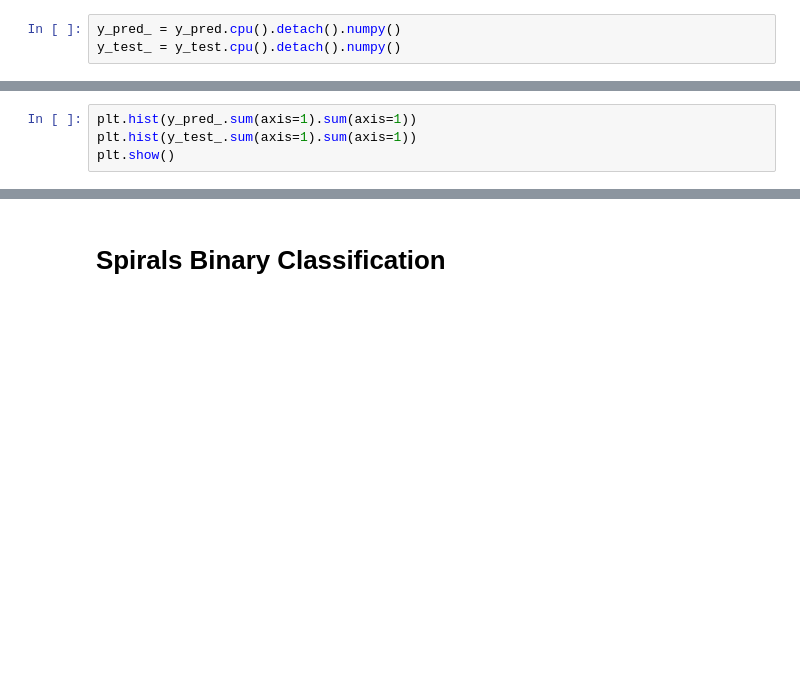
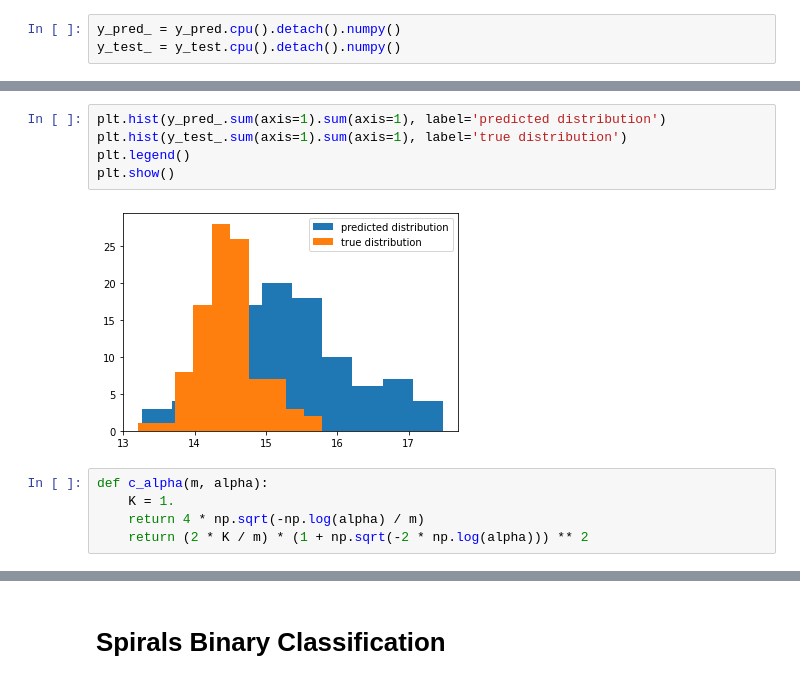
Before and after one commit to crispitagorico/sigkernel, a Jupyter notebook: notebooks/neuralCDE_MMD_generative_model.ipynb, the cells around one changed output, grey strips where cells are left out. Cells and saved outputs as stored; diff of their text form; blank space fills up the shorter version.

Commit message:
added hypothesis test

```diff
--- a/notebooks/neuralCDE_MMD_generative_model.ipynb
+++ b/notebooks/neuralCDE_MMD_generative_model.ipynb
@@ -323,4 +338,12 @@ plt.show()
 # %%
-plt.hist(y_pred_.sum(axis=1).sum(axis=1))
-plt.hist(y_test_.sum(axis=1).sum(axis=1))
+plt.hist(y_pred_.sum(axis=1).sum(axis=1), label='predicted distribution')
+plt.hist(y_test_.sum(axis=1).sum(axis=1), label='true distribution')
+plt.legend()
 plt.show()
+# %% [output]
+[figure, added]
+# %%
+def c_alpha(m, alpha):
+    K = 1.
+    return 4 * np.sqrt(-np.log(alpha) / m)
+    return (2 * K / m) * (1 + np.sqrt(-2 * np.log(alpha))) ** 2
```
Also changed, not shown: parts of 7 cells of this notebook.
